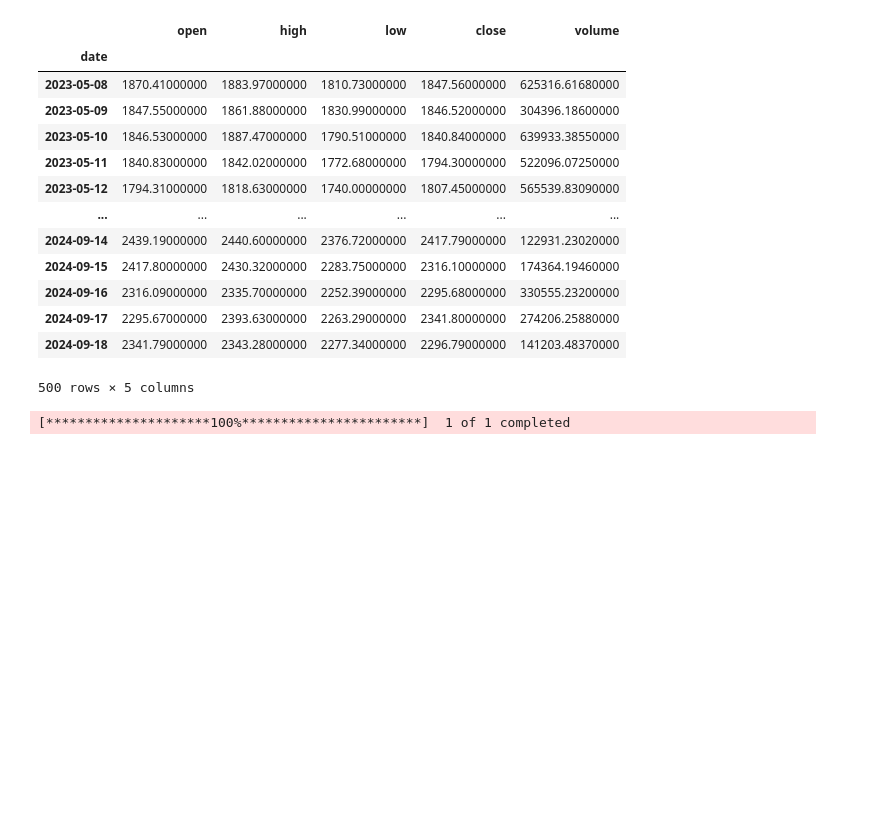
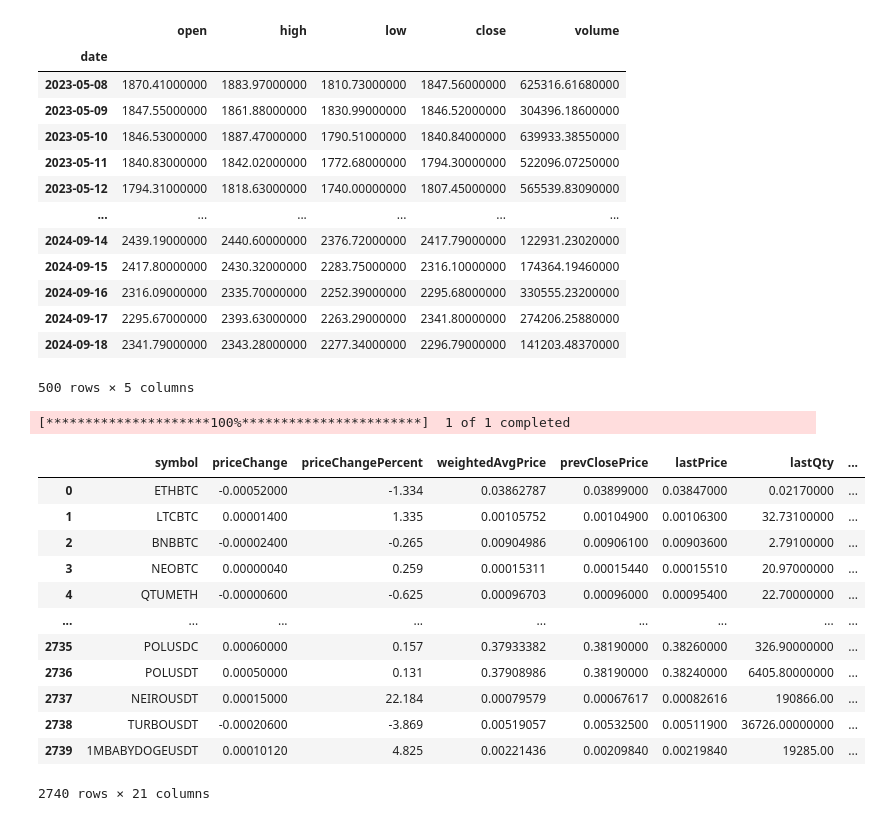
Before and after one commit to dcimring/binance_24h_movers, a Jupyter notebook: rough.ipynb, the cells around one changed output. Cells and saved outputs as stored; diff of their text form; code cells hidden in the pictures; blank space fills up the shorter version.

Commit message:
use requests instead of pd.read_jason

```diff
--- a/rough.ipynb
+++ b/rough.ipynb
@@ -162,3 +163,23 @@ fig.update_layout(
 fig.show()
 # %% [output]
 [*********************100%***********************]  1 of 1 completed
+# %%
+url = "https://api.binance.com/api/v3/ticker/24hr"
+response = requests.get(url)
+data = response.json()
+df = pd.DataFrame(data)
+df
+# %% [output]
+|  | symbol | priceChange | priceChangePercent | weightedAvgPrice | prevClosePrice | lastPrice | lastQty | ... |
+| 0 | ETHBTC | -0.00052000 | -1.334 | 0.03862787 | 0.03899000 | 0.03847000 | 0.02170000 | ... |
+| 1 | LTCBTC | 0.00001400 | 1.335 | 0.00105752 | 0.00104900 | 0.00106300 | 32.73100000 | ... |
+| 2 | BNBBTC | -0.00002400 | -0.265 | 0.00904986 | 0.00906100 | 0.00903600 | 2.79100000 | ... |
+| 3 | NEOBTC | 0.00000040 | 0.259 | 0.00015311 | 0.00015440 | 0.00015510 | 20.97000000 | ... |
+| 4 | QTUMETH | -0.00000600 | -0.625 | 0.00096703 | 0.00096000 | 0.00095400 | 22.70000000 | ... |
+| ... | ... | ... | ... | ... | ... | ... | ... | ... |
+| 2735 | POLUSDC | 0.00060000 | 0.157 | 0.37933382 | 0.38190000 | 0.38260000 | 326.90000000 | ... |
+| 2736 | POLUSDT | 0.00050000 | 0.131 | 0.37908986 | 0.38190000 | 0.38240000 | 6405.80000000 | ... |
+| 2737 | NEIROUSDT | 0.00015000 | 22.184 | 0.00079579 | 0.00067617 | 0.00082616 | 190866.00 | ... |
+| 2738 | TURBOUSDT | -0.00020600 | -3.869 | 0.00519057 | 0.00532500 | 0.00511900 | 36726.00000000 | ... |
+| 2739 | 1MBABYDOGEUSDT | 0.00010120 | 4.825 | 0.00221436 | 0.00209840 | 0.00219840 | 19285.00 | ... |
+2740 rows × 21 columns
```
Also changed, not shown: parts of 1 cell of this notebook, 1 other file.
